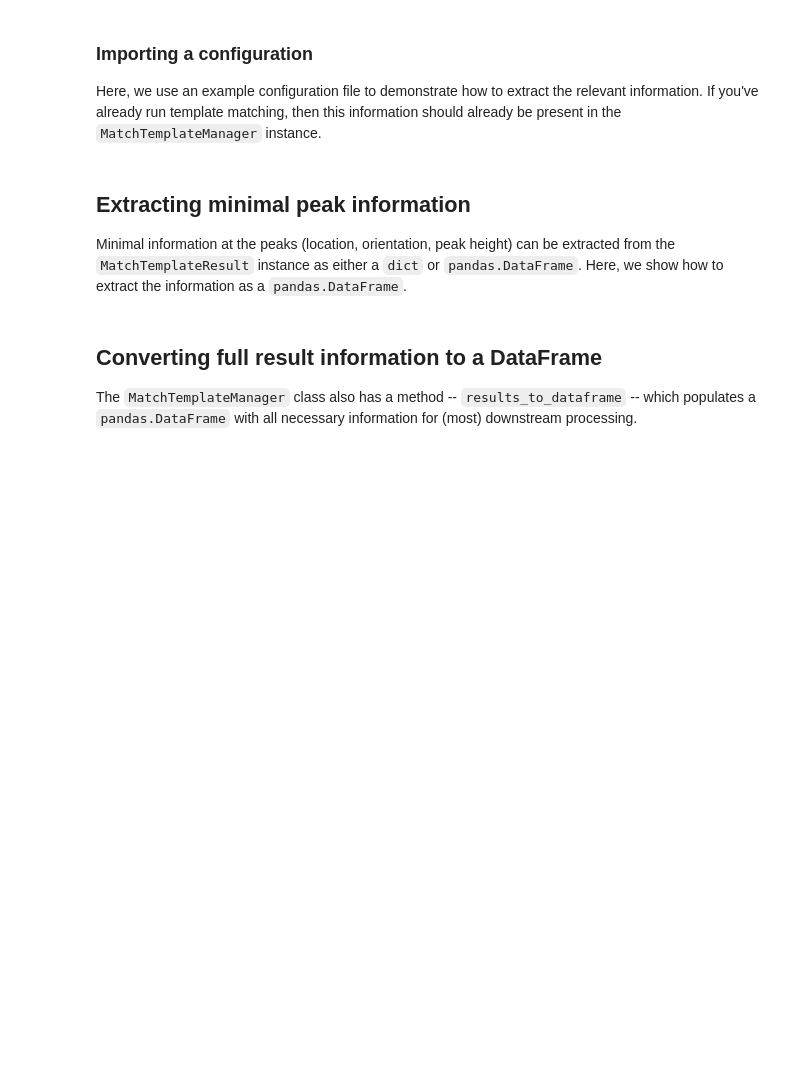
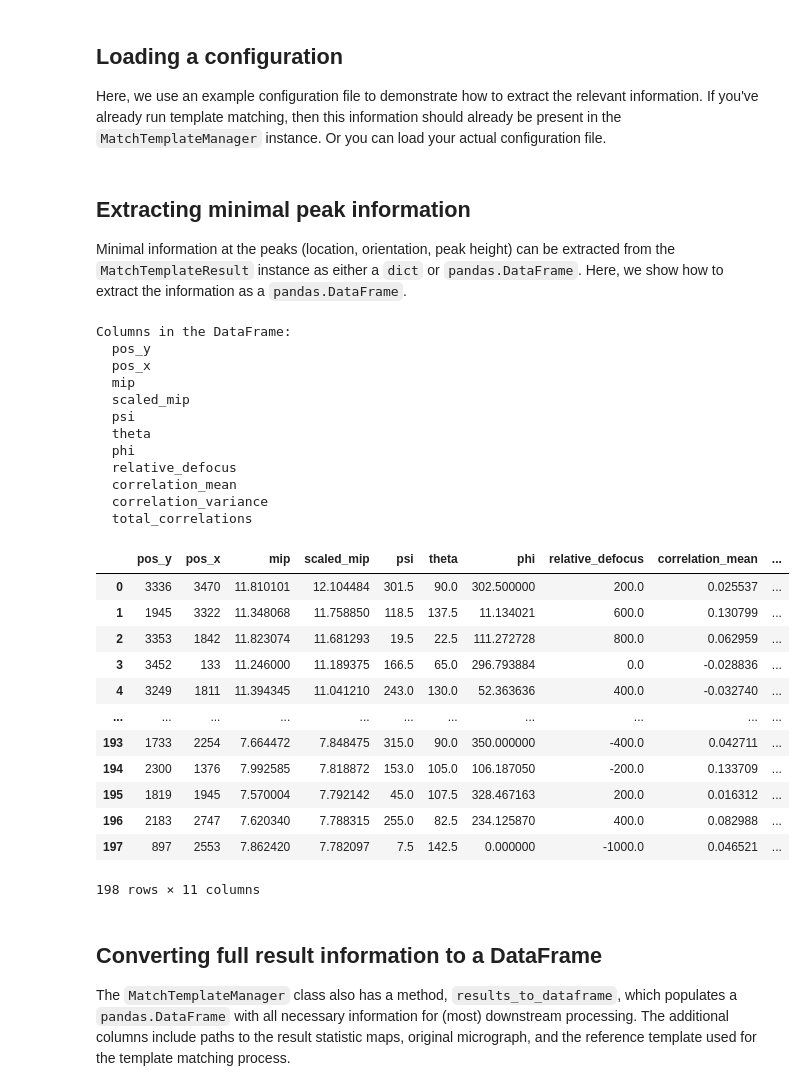
Before and after one commit to sharhar/Leopard-EM, a Jupyter notebook: docs/examples/02_extract_peak_info.ipynb, the cells around one changed output. Saved outputs shown, nothing was run; the diff lists cells and outputs as text; code cells hidden in the pictures; blank space fills up the shorter version.

Commit message:
feat: update the peak extraction notebook

```diff
--- a/docs/examples/02_extract_peak_info.ipynb
+++ b/docs/examples/02_extract_peak_info.ipynb
@@ -11,6 +80,15 @@ from leopard_em.pydantic_models.managers import MatchTemplateManager
 # %% [markdown]
-### Importing a configuration
+## Loading a configuration
 
 Here, we use an example configuration file to demonstrate how to extract the relevant information.
 If you've already run template matching, then this information should already be present in the `MatchTemplateManager` instance.
+Or you can load your actual configuration file.
+# %%
+# Update this path based on which match template config you want to use
+yaml_path = "02_extract_peak_info_config.yaml"
+
+# Instantiate the MatchTemplateManager from the config and get the result object
+mt_manager = MatchTemplateManager.from_yaml(yaml_path)
+mt_result = mt_manager.match_template_result
+mt_result.load_tensors_from_paths()  # Needed to load results into memory
 # %%
@@ -34,4 +103,41 @@ df_peaks
+# %%
+mt_result.locate_peaks()
+df_peaks = mt_result.peaks_to_dataframe()
+
+# Print the columns in the DataFrame
+print("Columns in the DataFrame:")
+for col in df_peaks.columns:
+    print(f"  {col}")
+
+df_peaks
+# %% [output]
+Columns in the DataFrame:
+  pos_y
+  pos_x
+  mip
+  scaled_mip
+  psi
+  theta
+  phi
+  relative_defocus
+  correlation_mean
+  correlation_variance
+  total_correlations
+|  | pos_y | pos_x | mip | scaled_mip | psi | theta | phi | relative_defocus | correlation_mean | ... |
+| 0 | 3336 | 3470 | 11.810101 | 12.104484 | 301.5 | 90.0 | 302.500000 | 200.0 | 0.025537 | ... |
+| 1 | 1945 | 3322 | 11.348068 | 11.758850 | 118.5 | 137.5 | 11.134021 | 600.0 | 0.130799 | ... |
+| 2 | 3353 | 1842 | 11.823074 | 11.681293 | 19.5 | 22.5 | 111.272728 | 800.0 | 0.062959 | ... |
+| 3 | 3452 | 133 | 11.246000 | 11.189375 | 166.5 | 65.0 | 296.793884 | 0.0 | -0.028836 | ... |
+| 4 | 3249 | 1811 | 11.394345 | 11.041210 | 243.0 | 130.0 | 52.363636 | 400.0 | -0.032740 | ... |
+| ... | ... | ... | ... | ... | ... | ... | ... | ... | ... | ... |
+| 193 | 1733 | 2254 | 7.664472 | 7.848475 | 315.0 | 90.0 | 350.000000 | -400.0 | 0.042711 | ... |
+| 194 | 2300 | 1376 | 7.992585 | 7.818872 | 153.0 | 105.0 | 106.187050 | -200.0 | 0.133709 | ... |
+| 195 | 1819 | 1945 | 7.570004 | 7.792142 | 45.0 | 107.5 | 328.467163 | 200.0 | 0.016312 | ... |
+| 196 | 2183 | 2747 | 7.620340 | 7.788315 | 255.0 | 82.5 | 234.125870 | 400.0 | 0.082988 | ... |
+| 197 | 897 | 2553 | 7.862420 | 7.782097 | 7.5 | 142.5 | 0.000000 | -1000.0 | 0.046521 | ... |
+198 rows × 11 columns
 # %% [markdown]
 ## Converting full result information to a DataFrame
 
-The `MatchTemplateManager` class also has a method -- `results_to_dataframe` -- which populates a `pandas.DataFrame` with all necessary information for (most) downstream processing.
+The `MatchTemplateManager` class also has a method, `results_to_dataframe`, which populates a `pandas.DataFrame` with all necessary information for (most) downstream processing.
+The additional columns include paths to the result statistic maps, original micrograph, and the reference template used for the template matching process.
```
Also changed, not shown: parts of 7 cells of this notebook, 4 other files.
